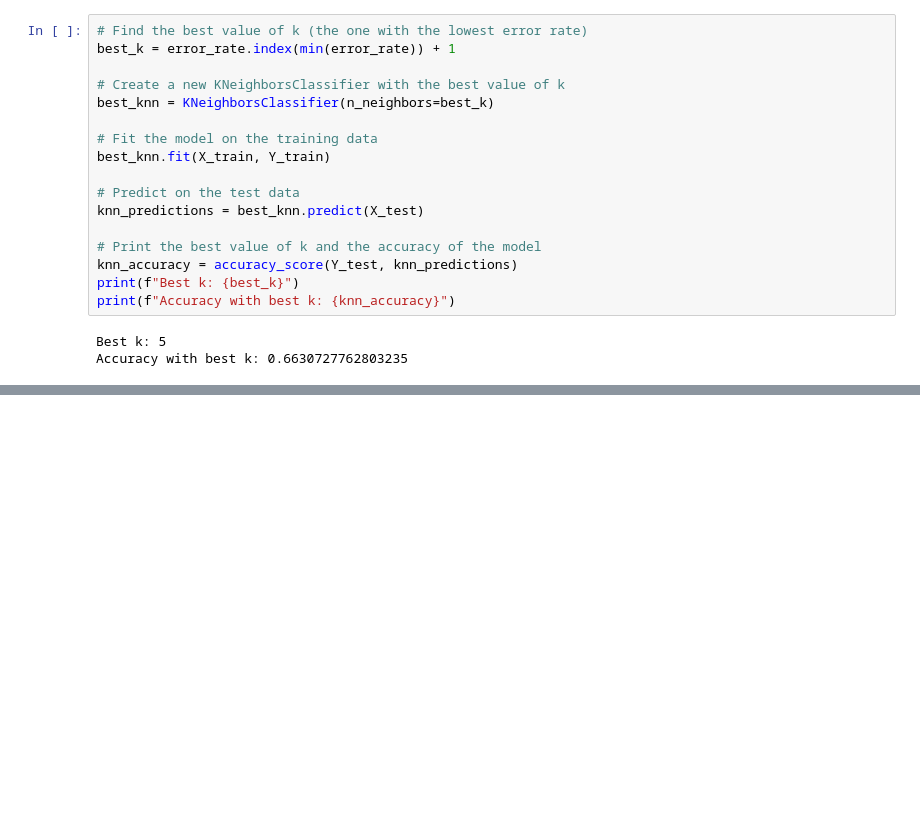
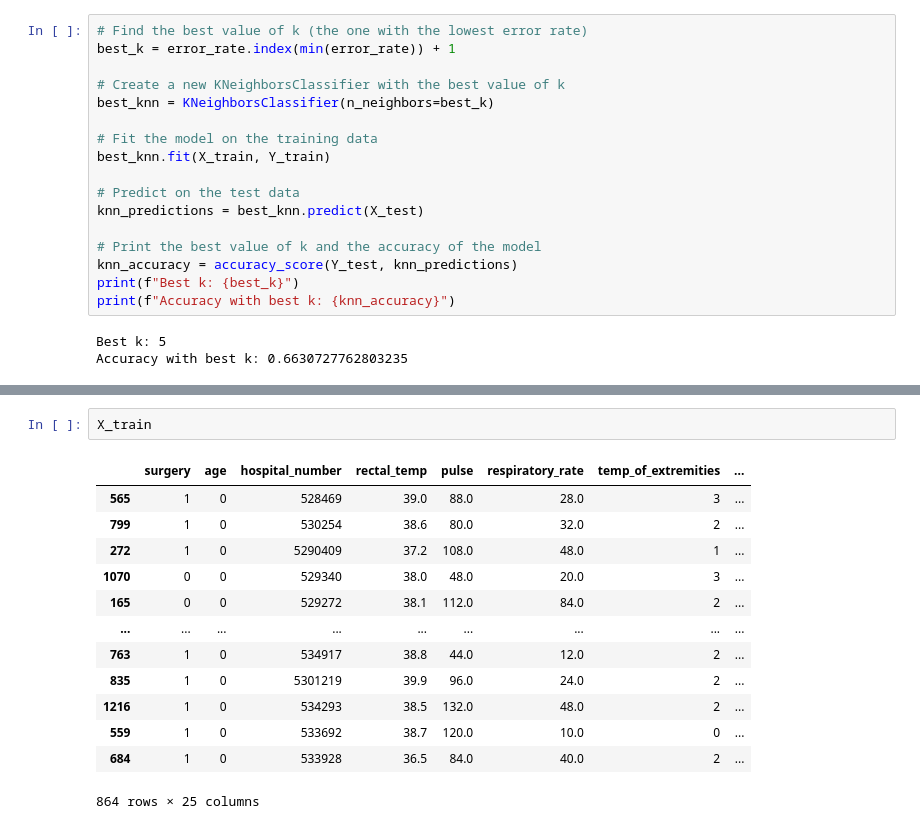
Before and after one commit to Gnana-Athityan/ML_horse_health, a Jupyter notebook: one.ipynb, the cells around one changed output, grey strips where cells are left out. Drawn from its saved outputs; the diff is of its cells as text; blank space fills up the shorter version.

```diff
--- a/one.ipynb
+++ b/one.ipynb
@@ -443,0 +444,16 @@ print(pca_model_perform)
+# %%
+X_train
+# %% [output]
+|  | surgery | age | hospital_number | rectal_temp | pulse | respiratory_rate | temp_of_extremities | ... |
+| 565 | 1 | 0 | 528469 | 39.0 | 88.0 | 28.0 | 3 | ... |
+| 799 | 1 | 0 | 530254 | 38.6 | 80.0 | 32.0 | 2 | ... |
+| 272 | 1 | 0 | 5290409 | 37.2 | 108.0 | 48.0 | 1 | ... |
+| 1070 | 0 | 0 | 529340 | 38.0 | 48.0 | 20.0 | 3 | ... |
+| 165 | 0 | 0 | 529272 | 38.1 | 112.0 | 84.0 | 2 | ... |
+| ... | ... | ... | ... | ... | ... | ... | ... | ... |
+| 763 | 1 | 0 | 534917 | 38.8 | 44.0 | 12.0 | 2 | ... |
+| 835 | 1 | 0 | 5301219 | 39.9 | 96.0 | 24.0 | 2 | ... |
+| 1216 | 1 | 0 | 534293 | 38.5 | 132.0 | 48.0 | 2 | ... |
+| 559 | 1 | 0 | 533692 | 38.7 | 120.0 | 10.0 | 0 | ... |
+| 684 | 1 | 0 | 533928 | 36.5 | 84.0 | 40.0 | 2 | ... |
+864 rows × 25 columns
```
Also changed, not shown: parts of 5 cells of this notebook.
